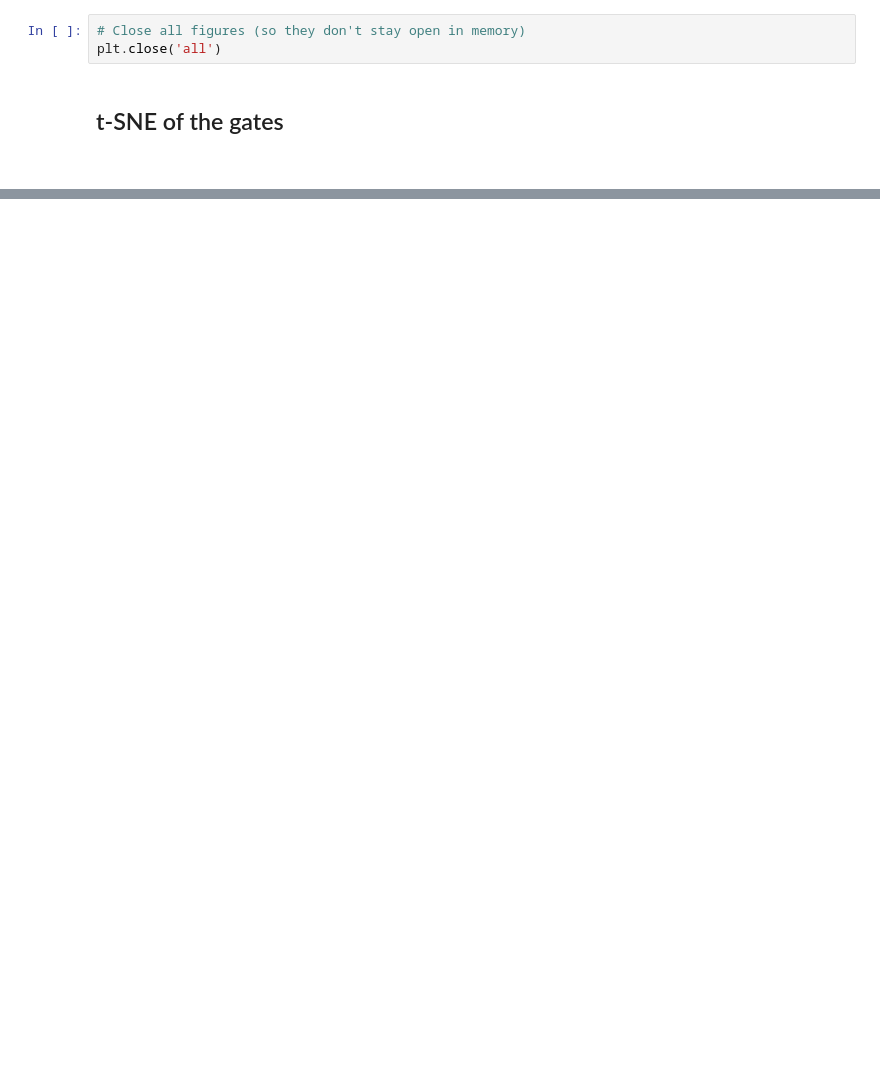
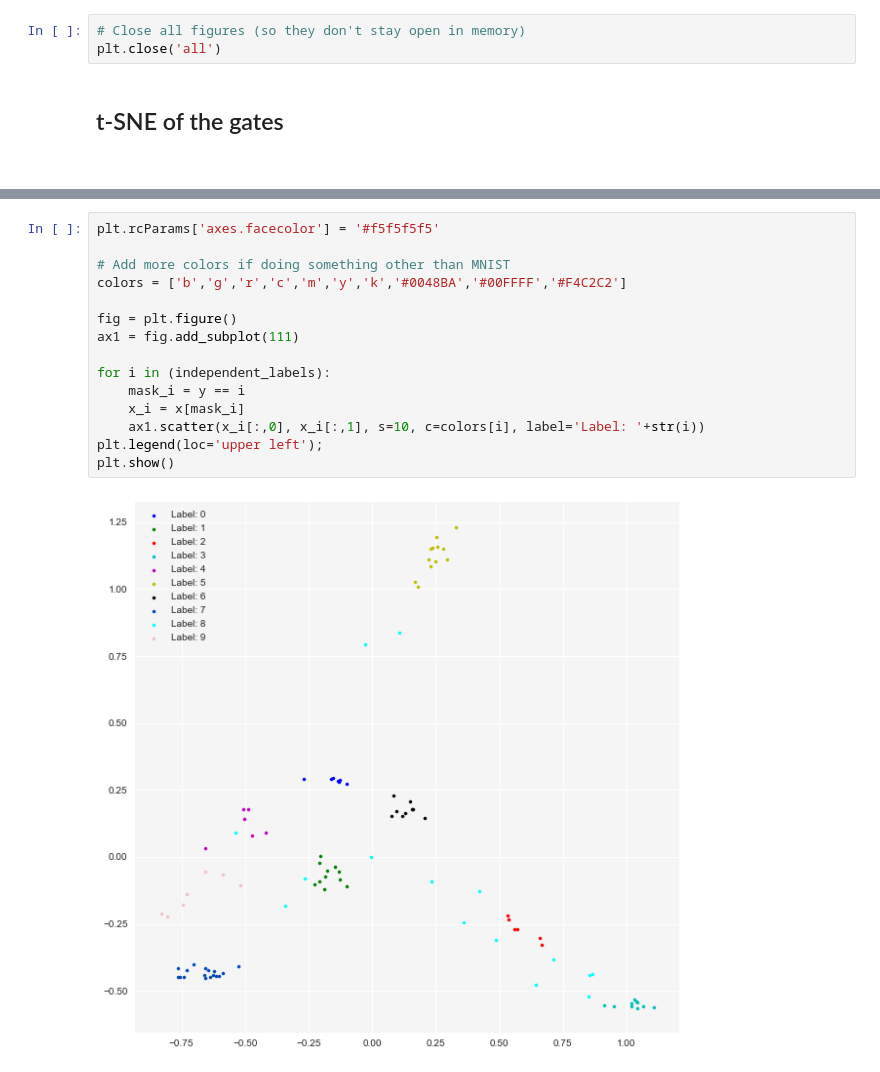
Before and after one commit to polzounov/gatenet, a Jupyter notebook: Gatenet/visualize_gates.ipynb, the cells around one changed output, grey strips where cells are left out. Drawn from its saved outputs; the diff is of its cells as text; blank space fills up the shorter version.

```diff
--- a/Gatenet/visualize_gates.ipynb
+++ b/Gatenet/visualize_gates.ipynb
@@ -151,0 +138,17 @@ plt.show()
+# %%
+plt.rcParams['axes.facecolor'] = '#f5f5f5f5'
+
+# Add more colors if doing something other than MNIST
+colors = ['b','g','r','c','m','y','k','#0048BA','#00FFFF','#F4C2C2']
+
+fig = plt.figure()
+ax1 = fig.add_subplot(111)
+
+for i in (independent_labels):
+    mask_i = y == i
+    x_i = x[mask_i]
+    ax1.scatter(x_i[:,0], x_i[:,1], s=10, c=colors[i], label='Label: '+str(i))
+plt.legend(loc='upper left');
+plt.show()
+# %% [output]
+[figure, added]
```
Also changed, not shown: parts of 10 cells of this notebook.
